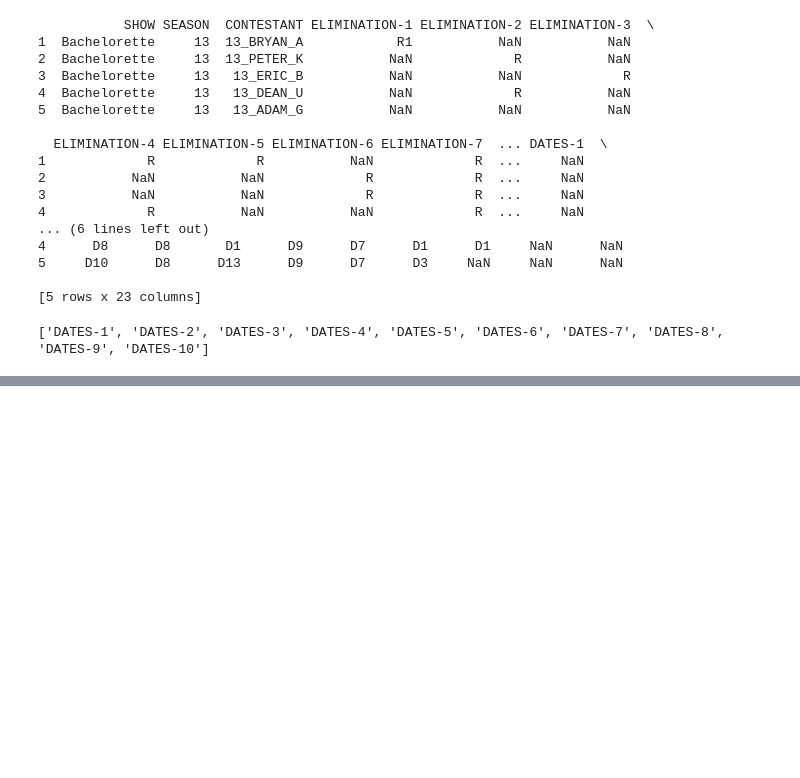
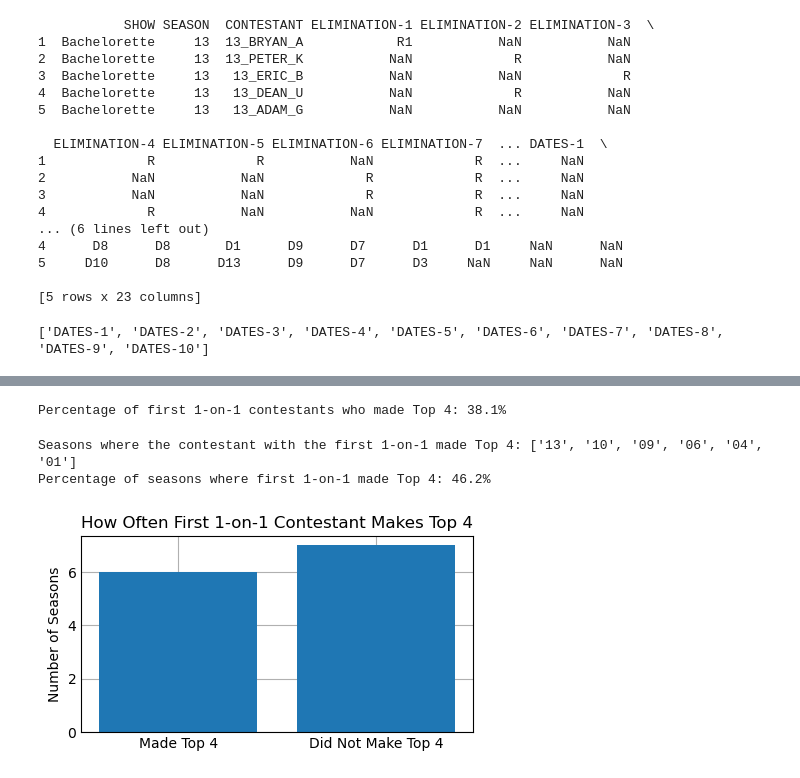
Before and after one commit to madeline-mckillop/CS_130_Project, a Jupyter notebook: analysis.ipynb, the cells around one changed output, grey strips where cells are left out. Cells and saved outputs as stored; diff of their text form; code cells hidden in the pictures; blank space fills up the shorter version.

```diff
--- a/analysis.ipynb
+++ b/analysis.ipynb
@@ -78,5 +78,7 @@ print(date_columns)
 # %% [output]
 ['DATES-1', 'DATES-2', 'DATES-3', 'DATES-4', 'DATES-5', 'DATES-6', 'DATES-7', 'DATES-8', 'DATES-9', 'DATES-10']
 # %%
-bachelorette["first_1on1"] = False   # initialize column to False
+bachelorette["first_1on1"] = False                        #initialize new column to False
+bachelorette["top4"] = False                              #new column, initialized to false
+bachelorette["made_top4"] = False              #intitialize new column to see if first 1-on-1 made top 4
 # %%
@@ -127,0 +180,65 @@ First 1-on-1 contestant(s): ['13_PETER_K']
+# %%
+#Data Summary for first 1-on-1 contestants who made Top 4
+
+total_first_1on1 = bachelorette["first_1on1"].sum()                                                      # Total number of first 1-on-1 contestants across all seasons
+first_1on1_made_top4 = bachelorette[bachelorette["first_1on1"] & bachelorette["made_top4"]].shape[0]     # Number of first 1-on-1 contestants who made Top 4
+percent_contestants = (first_1on1_made_top4 / total_first_1on1) * 100                                    #Percentage of first 1-on-1 contestants who made Top 4
+print(f"Percentage of first 1-on-1 contestants who made Top 4: {percent_contestants:.1f}%")              #.1f represents 1 digit after the decimal point, python.py.org
+# %% [output]
+Percentage of first 1-on-1 contestants who made Top 4: 38.1%
+# %%
+total_seasons = len(bachelorette["SEASON"].unique())             # Counts how many seasons there are
+
+# Count how many first-1-on-1 contestants made Top 4
+
+seasons_with_first_1on1_top4 = []                                # Initialize the list of seasons where at least one first-1-on-1s made top 4
+
+for season in bachelorette["SEASON"].unique():
+    season_data = bachelorette[bachelorette["SEASON"] == season]
+    if ((season_data["first_1on1"] == True) & (season_data["top4"] == True)).any():        # Check if any first-1-on-1s made top 4 in this season
+        seasons_with_first_1on1_top4.append(season)
+
+
+percent_seasons = len(seasons_with_first_1on1_top4) / total_seasons * 100                # Calculate percentage of seasons
+print("Seasons where the contestant with the first 1-on-1 made Top 4:", seasons_with_first_1on1_top4)
+print(f"Percentage of seasons where first 1-on-1 made Top 4: {percent_seasons:.1f}%")
+# %% [output]
+Seasons where the contestant with the first 1-on-1 made Top 4: ['13', '10', '09', '06', '04', '01']
+Percentage of seasons where first 1-on-1 made Top 4: 46.2%
+# %%
+import matplotlib.pyplot as plt
+import numpy as np
+
+plt.style.use('_mpl-gallery')
+
+# Count the seasons where contestants had the first 1-on-1 and made Top 4
+seasons = bachelorette["SEASON"].unique()
+
+success_count = 0
+for season in seasons:
+    season_data = bachelorette[bachelorette["SEASON"] == season]
+    if ((season_data["first_1on1"]) & (season_data["made_top4"])).any():
+        success_count += 1
+
+fail_count = len(seasons) - success_count
+
+# Create Labels and values
+labels = ["Made Top 4", "Did Not Make Top 4"]
+values = [success_count, fail_count]
+
+x = np.arange(len(values))
+
+# Plot
+fig, ax = plt.subplots(figsize=(4,2))
+
+ax.bar(x, values)
+
+ax.set_xticks(x)
+ax.set_xticklabels(labels)
+
+ax.set_ylabel("Number of Seasons")
+
+plt.title("How Often First 1-on-1 Contestant Makes Top 4")
+plt.show()
+# %% [output]
+[figure, added]
```
Also changed, not shown: parts of 4 cells of this notebook, 2 other files.
